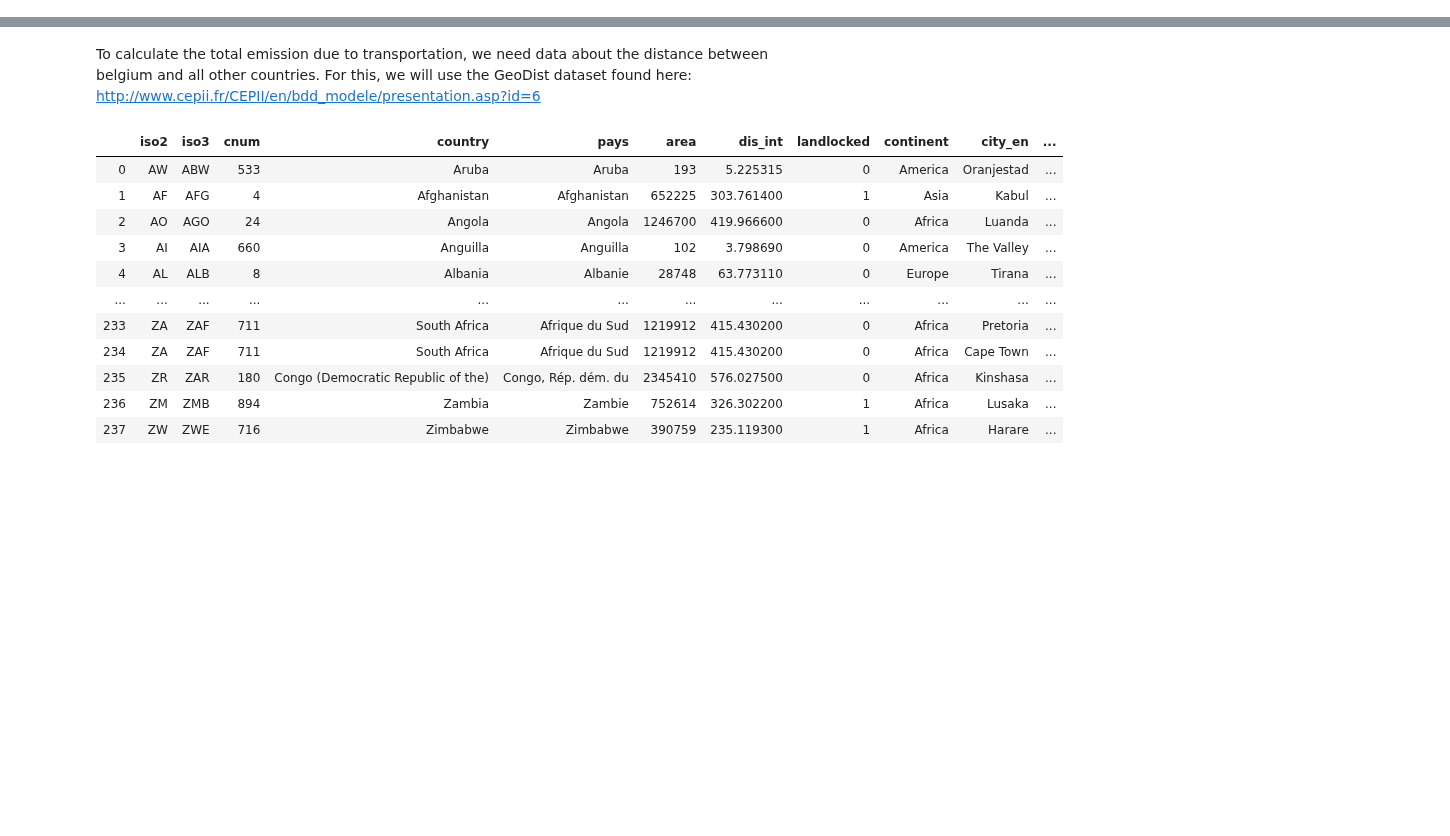
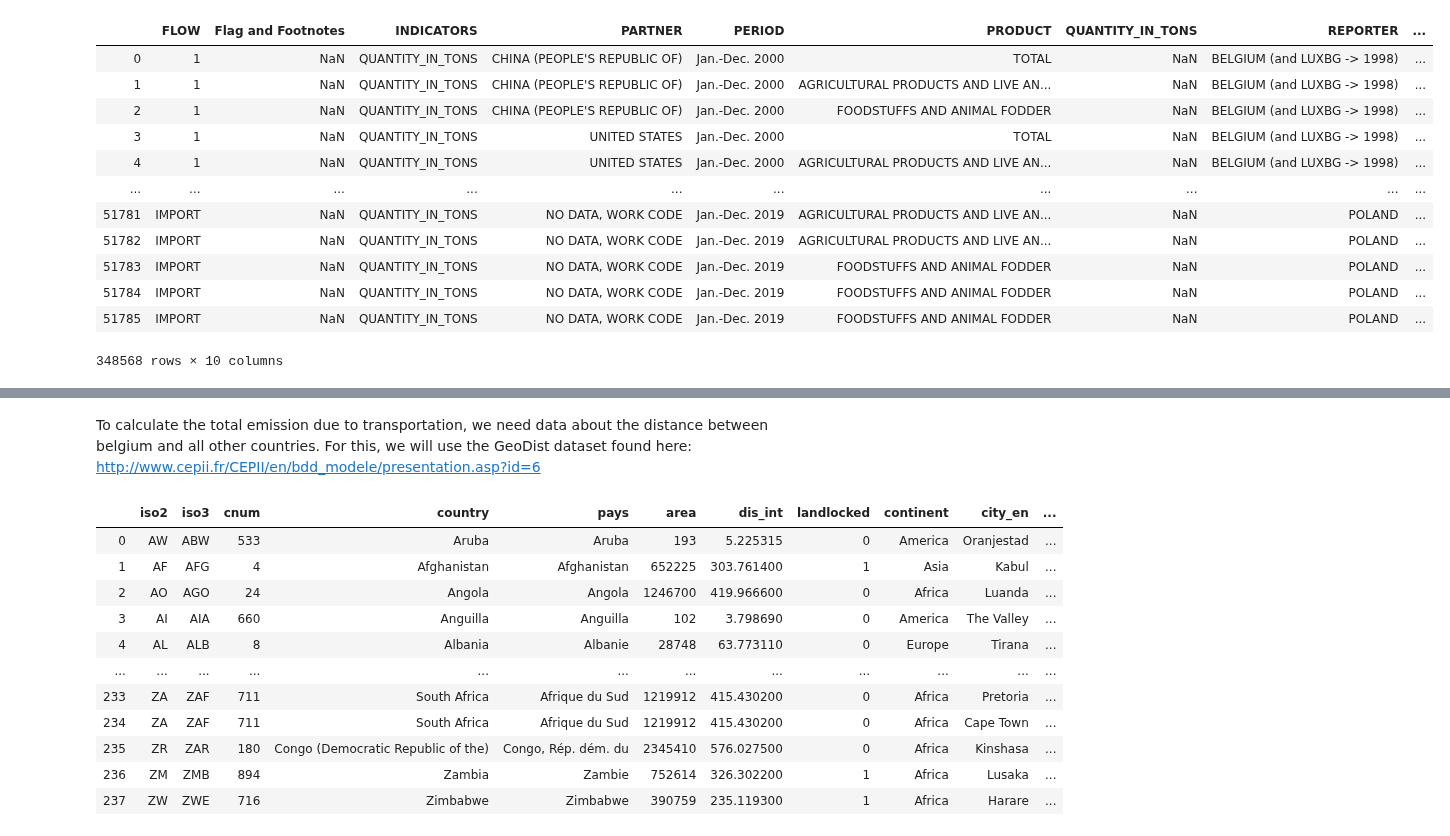
Before and after one commit to Lambo97/ADAProject, a Jupyter notebook: src/transport.ipynb, the cells around one changed output, grey strips where cells are left out. Drawn from its saved outputs; the diff is of its cells as text; code cells hidden in the pictures; blank space fills up the shorter version.

```diff
--- a/src/transport.ipynb
+++ b/src/transport.ipynb
@@ -22,2 +57,18 @@ transport_merge = sea.append(air.append(road))
+# %%
+transport_merge
+# %% [output]
+|  | FLOW | Flag and Footnotes | INDICATORS | PARTNER | PERIOD | PRODUCT | QUANTITY_IN_TONS | REPORTER | ... |
+| 0 | 1 | NaN | QUANTITY_IN_TONS | CHINA (PEOPLE'S REPUBLIC OF) | Jan.-Dec. 2000 | TOTAL | NaN | BELGIUM (and LUXBG -> 1998) | ... |
+| 1 | 1 | NaN | QUANTITY_IN_TONS | CHINA (PEOPLE'S REPUBLIC OF) | Jan.-Dec. 2000 | AGRICULTURAL PRODUCTS AND LIVE AN... | NaN | BELGIUM (and LUXBG -> 1998) | ... |
+| 2 | 1 | NaN | QUANTITY_IN_TONS | CHINA (PEOPLE'S REPUBLIC OF) | Jan.-Dec. 2000 | FOODSTUFFS AND ANIMAL FODDER | NaN | BELGIUM (and LUXBG -> 1998) | ... |
+| 3 | 1 | NaN | QUANTITY_IN_TONS | UNITED STATES | Jan.-Dec. 2000 | TOTAL | NaN | BELGIUM (and LUXBG -> 1998) | ... |
+| 4 | 1 | NaN | QUANTITY_IN_TONS | UNITED STATES | Jan.-Dec. 2000 | AGRICULTURAL PRODUCTS AND LIVE AN... | NaN | BELGIUM (and LUXBG -> 1998) | ... |
+| ... | ... | ... | ... | ... | ... | ... | ... | ... | ... |
+| 51781 | IMPORT | NaN | QUANTITY_IN_TONS | NO DATA, WORK CODE | Jan.-Dec. 2019 | AGRICULTURAL PRODUCTS AND LIVE AN... | NaN | POLAND | ... |
+| 51782 | IMPORT | NaN | QUANTITY_IN_TONS | NO DATA, WORK CODE | Jan.-Dec. 2019 | AGRICULTURAL PRODUCTS AND LIVE AN... | NaN | POLAND | ... |
+| 51783 | IMPORT | NaN | QUANTITY_IN_TONS | NO DATA, WORK CODE | Jan.-Dec. 2019 | FOODSTUFFS AND ANIMAL FODDER | NaN | POLAND | ... |
+| 51784 | IMPORT | NaN | QUANTITY_IN_TONS | NO DATA, WORK CODE | Jan.-Dec. 2019 | FOODSTUFFS AND ANIMAL FODDER | NaN | POLAND | ... |
+| 51785 | IMPORT | NaN | QUANTITY_IN_TONS | NO DATA, WORK CODE | Jan.-Dec. 2019 | FOODSTUFFS AND ANIMAL FODDER | NaN | POLAND | ... |
+348568 rows × 10 columns
 # %%
 def clean_data(df):
```
Also changed, not shown: parts of 43 cells of this notebook, 1 other file.
